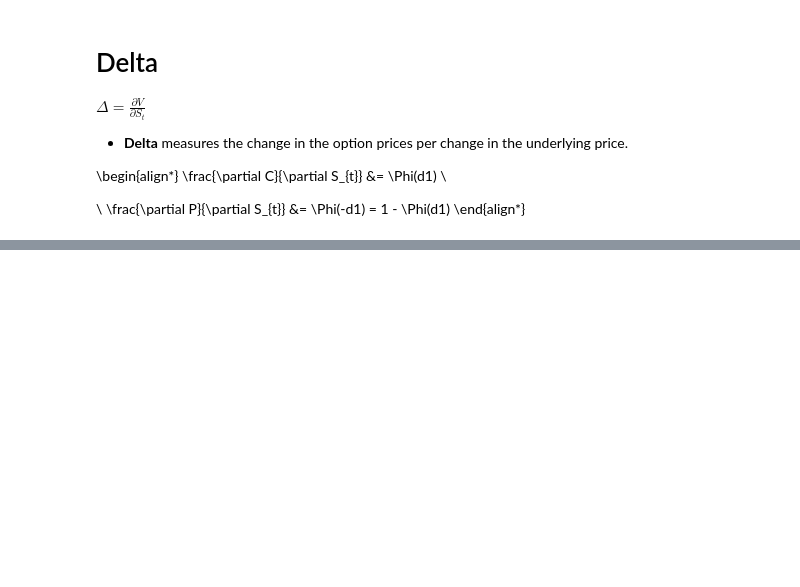
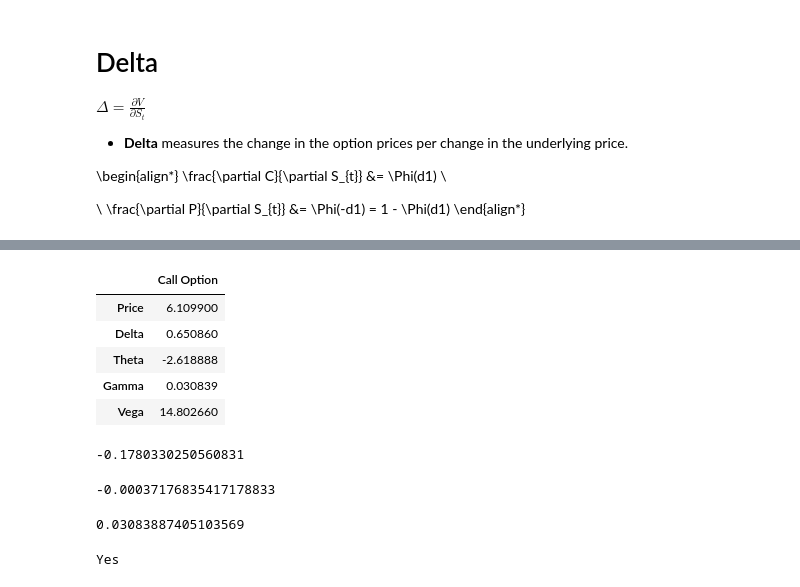
Before and after one commit to dcstein22/Trading_Math, a Jupyter notebook: Derivative_Valuation.ipynb, the cells around one changed output, grey strips where cells are left out. Saved outputs shown, nothing was run; the diff lists cells and outputs as text; code cells hidden in the pictures; blank space fills up the shorter version.

```diff
--- a/Derivative_Valuation.ipynb
+++ b/Derivative_Valuation.ipynb
@@ -233,0 +356,9 @@ delta_fig.show()
+# %%
+call(40,38,.02,.3,1)
+# %% [output]
+|  | Call Option |
+| Price | 6.109900 |
+| Delta | 0.650860 |
+| Theta | -2.618888 |
+| Gamma | 0.030839 |
+| Vega | 14.802660 |
@@ -233,0 +372,19 @@ delta_fig.show()
+# %%
+put_obj.charm()
+# %% [output]
+-0.1780330250560831
+# %%
+obj.charm()
+# %% [output]
+-0.00037176835417178833
+# %%
+put_obj.gamma()
+# %% [output]
+0.03083887405103569
+# %%
+if call1.__class__.__name__ == 'CALL':
+    print("Yes")
+else:
+    print("No")
+# %% [output]
+Yes
```
Also changed, not shown: parts of 8 cells of this notebook.
